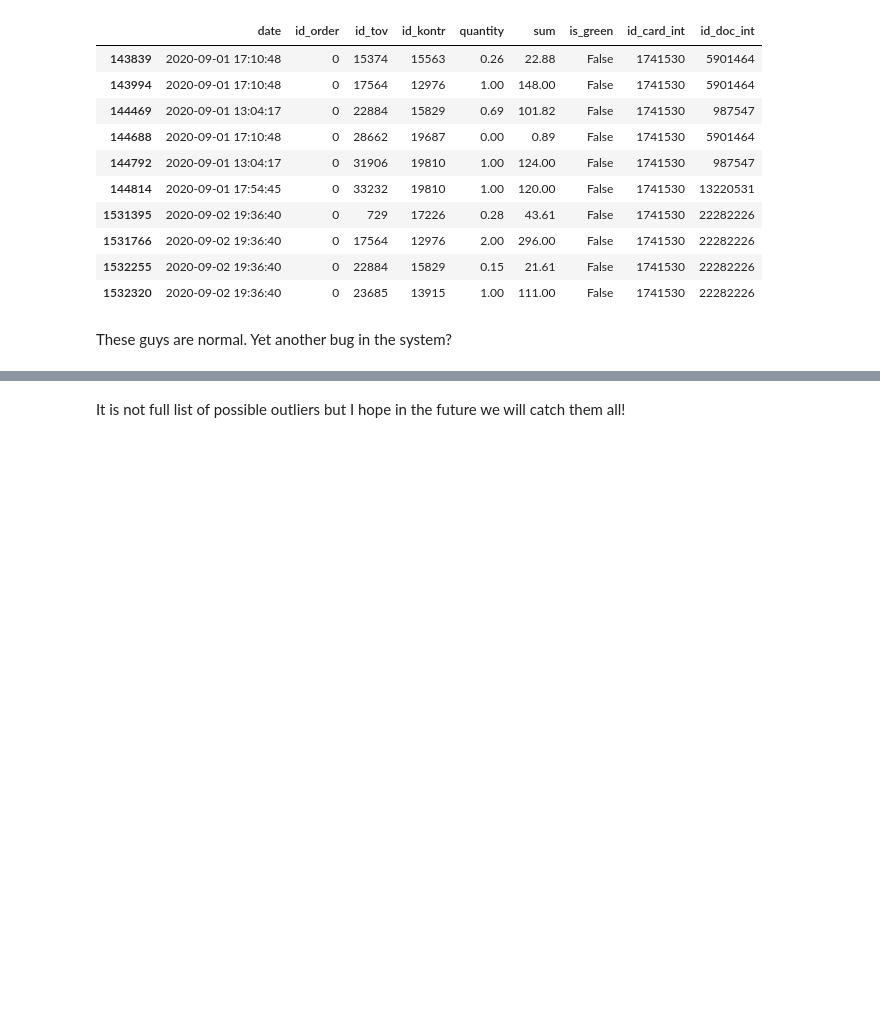
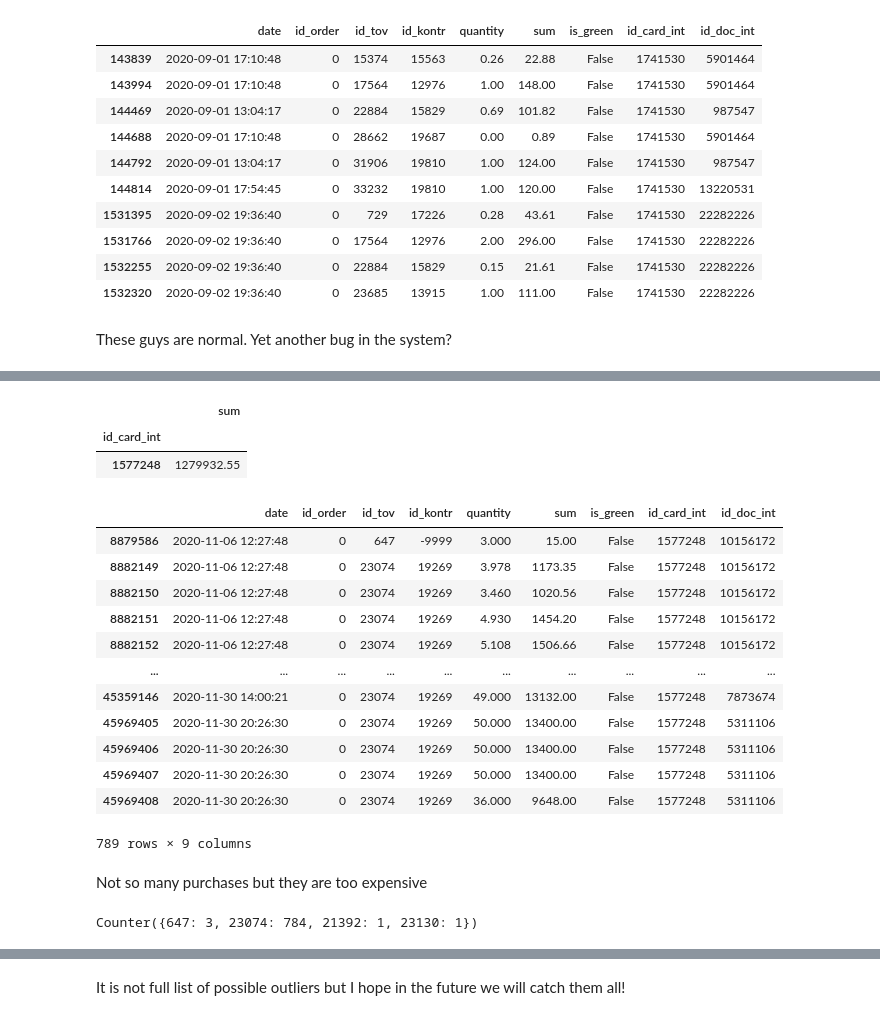
Before and after one commit to cubazis/inno_stats_2020, a Jupyter notebook: hw1.1;Shults;Vyacheslav.ipynb, the cells around one changed output, grey strips where cells are left out. Drawn from its saved outputs; the diff is of its cells as text; code cells hidden in the pictures; blank space fills up the shorter version.

```diff
--- a/hw1.1;Shults;Vyacheslav.ipynb
+++ b/hw1.1;Shults;Vyacheslav.ipynb
@@ -550,0 +623,28 @@ These guys are normal. Yet another bug in the system?
+# %%
+total_spent.iloc[[1571719]]
+# %% [output]
+|  | sum |
+| id_card_int |  |
+| 1577248 | 1279932.55 |
+# %%
+df[df['id_card_int'] == 1577248]
+# %% [output]
+|  | date | id_order | id_tov | id_kontr | quantity | sum | is_green | id_card_int | id_doc_int |
+| 8879586 | 2020-11-06 12:27:48 | 0 | 647 | -9999 | 3.000 | 15.00 | False | 1577248 | 10156172 |
+| 8882149 | 2020-11-06 12:27:48 | 0 | 23074 | 19269 | 3.978 | 1173.35 | False | 1577248 | 10156172 |
+| 8882150 | 2020-11-06 12:27:48 | 0 | 23074 | 19269 | 3.460 | 1020.56 | False | 1577248 | 10156172 |
+| 8882151 | 2020-11-06 12:27:48 | 0 | 23074 | 19269 | 4.930 | 1454.20 | False | 1577248 | 10156172 |
+| 8882152 | 2020-11-06 12:27:48 | 0 | 23074 | 19269 | 5.108 | 1506.66 | False | 1577248 | 10156172 |
+| ... | ... | ... | ... | ... | ... | ... | ... | ... | ... |
+| 45359146 | 2020-11-30 14:00:21 | 0 | 23074 | 19269 | 49.000 | 13132.00 | False | 1577248 | 7873674 |
+| 45969405 | 2020-11-30 20:26:30 | 0 | 23074 | 19269 | 50.000 | 13400.00 | False | 1577248 | 5311106 |
+| 45969406 | 2020-11-30 20:26:30 | 0 | 23074 | 19269 | 50.000 | 13400.00 | False | 1577248 | 5311106 |
+| 45969407 | 2020-11-30 20:26:30 | 0 | 23074 | 19269 | 50.000 | 13400.00 | False | 1577248 | 5311106 |
+| 45969408 | 2020-11-30 20:26:30 | 0 | 23074 | 19269 | 36.000 | 9648.00 | False | 1577248 | 5311106 |
+789 rows × 9 columns
+# %% [markdown]
+Not so many purchases but they are too expensive
+# %%
+Counter(df[df['id_card_int'] == 1577248].id_tov)
+# %% [output]
+Counter({647: 3, 23074: 784, 21392: 1, 23130: 1})
```
Also changed, not shown: parts of 20 cells of this notebook.
